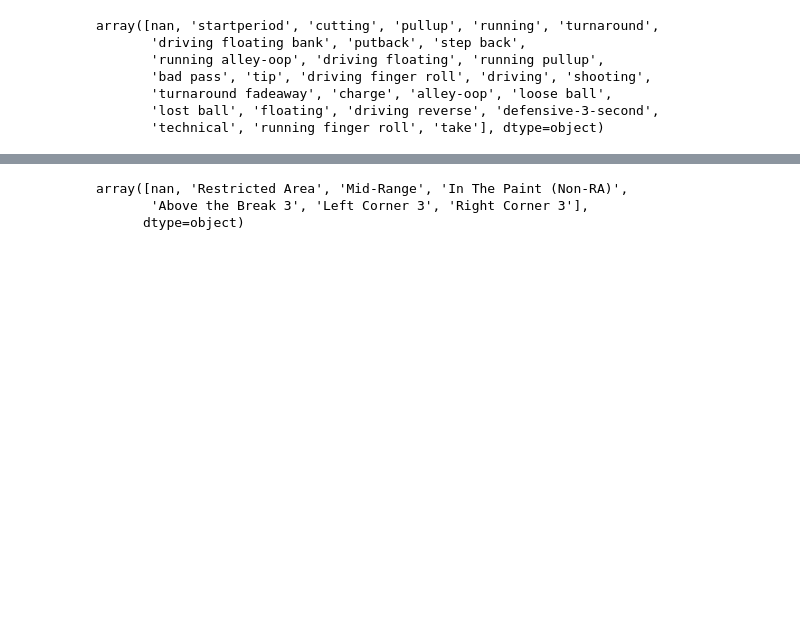
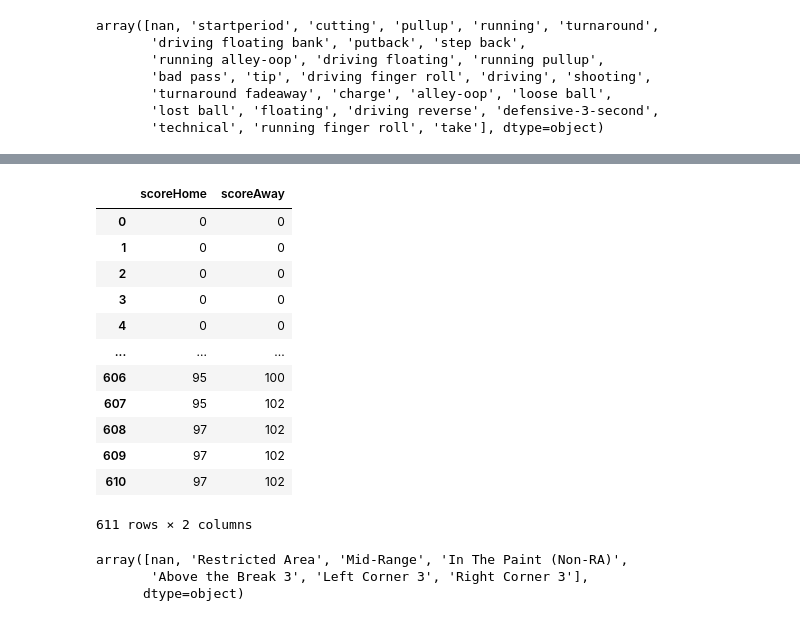
Before and after one commit to lorenzoliuzzo/MBAI, a Jupyter notebook: notebooks/live_playbyplay.ipynb, the cells around one changed output, grey strips where cells are left out. Drawn from its saved outputs; the diff is of its cells as text; code cells hidden in the pictures; blank space fills up the shorter version.

```diff
--- a/notebooks/live.ipynb
+++ b/notebooks/live_playbyplay.ipynb
@@ -194,5 +215,19 @@ assert all(df['xLegacy'].dropna() == df['xLegacy'].dropna().astype('int')) and a
 # %%
-df.drop(columns=['xLegacy', 'yLegacy'], inplace=True)
-
-df['x'] = df['x'].fillna(-1).astype('float16')
-df['y'] = df['y'].fillna(-1).astype('float16')
+df['x'] = df['x'].astype('float16')
+df['y'] = df['y'].astype('float16')
+# %%
+df[['scoreHome', 'scoreAway']]
+# %% [output]
+|  | scoreHome | scoreAway |
+| 0 | 0 | 0 |
+| 1 | 0 | 0 |
+| 2 | 0 | 0 |
+| 3 | 0 | 0 |
+| 4 | 0 | 0 |
+| ... | ... | ... |
+| 606 | 95 | 100 |
+| 607 | 95 | 102 |
+| 608 | 97 | 102 |
+| 609 | 97 | 102 |
+| 610 | 97 | 102 |
+611 rows × 2 columns
```
Also changed, not shown: parts of 27 cells of this notebook, 1 other file.
